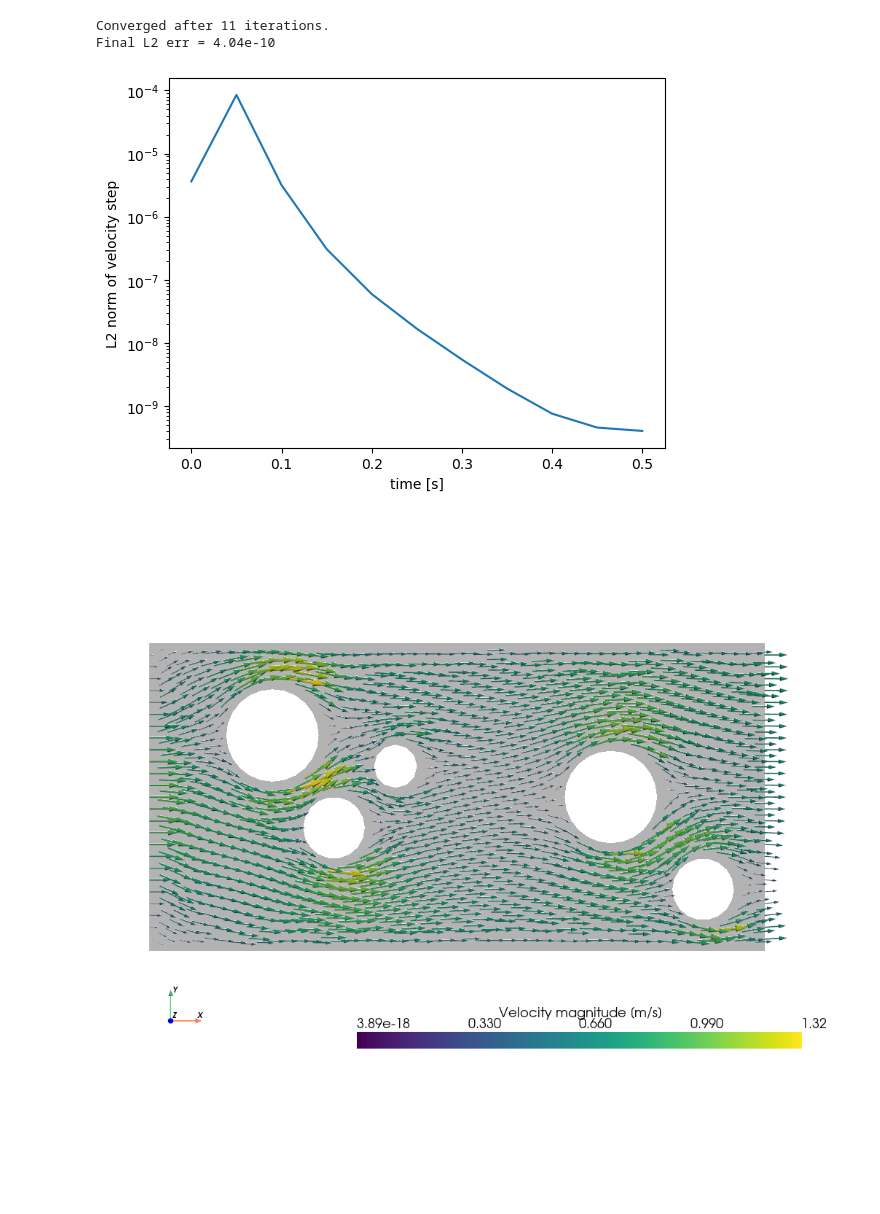
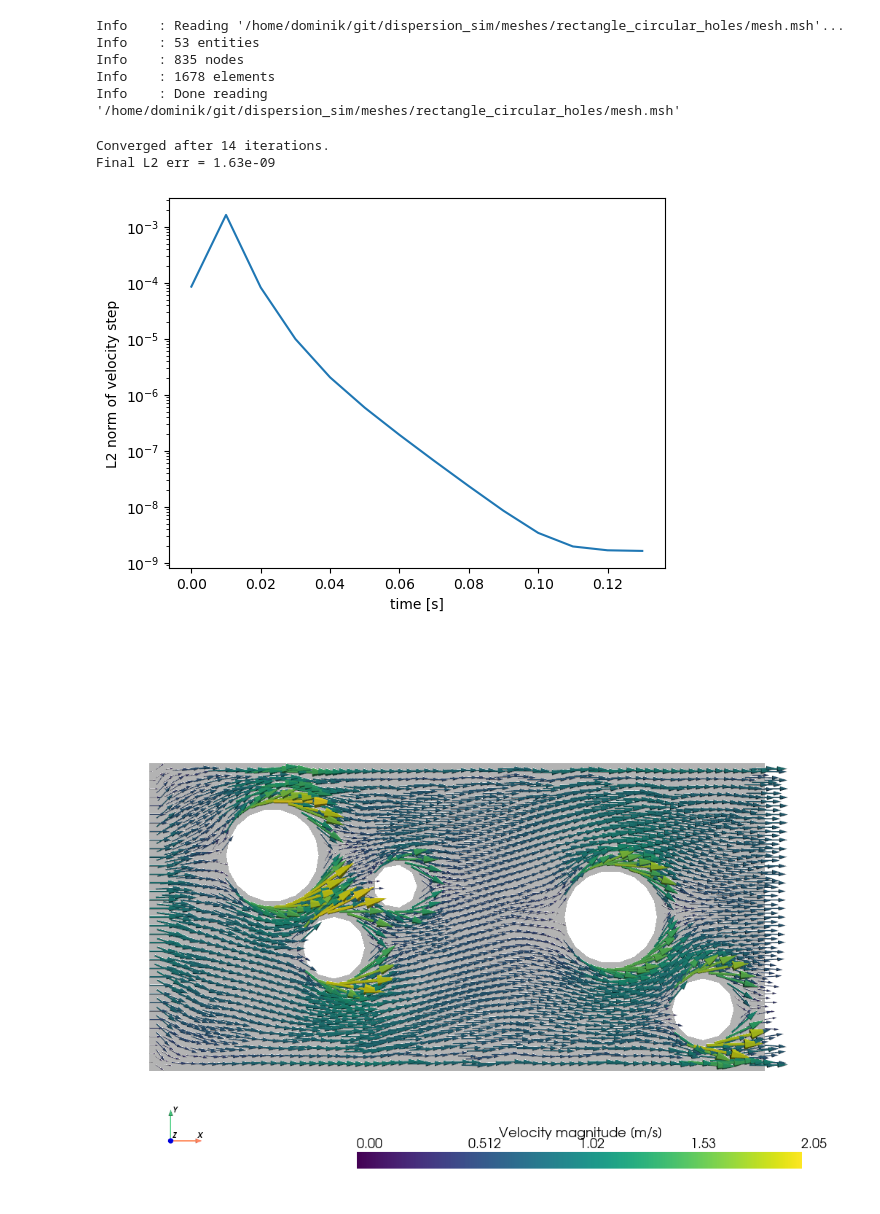
Before and after one commit to domaiii/dispersion_sim, a Jupyter notebook: ns_forward/ipcs/ipcs_final_domain.ipynb, the cells around one changed output. Cells and saved outputs as stored; diff of their text form; code cells hidden in the pictures; blank space fills up the shorter version.

```diff
--- a/ns_forward/ipcs/ipcs_final_domain.ipynb
+++ b/ns_forward/ipcs/ipcs_final_domain.ipynb
@@ -17,12 +17,7 @@ from ufl import (FacetNormal, Identity, TestFunction, TrialFunction,
                  div, dot, ds, dx, inner, lhs, nabla_grad, rhs, sym, sqrt,
                  TestFunctions, TrialFunctions, CellDiameter)
 # %%
-y_lim = 1.0
-x_lim = 2.0
+y_lim = 10.0
+x_lim = 20.0
 
-meshfile = Path("../meshes/rectangle_circular_holes/mesh.msh").resolve()
-
-domain, cell_tags, facet_tags = io.gmshio.read_from_msh(meshfile, MPI.COMM_WORLD, gdim=2)
-topology, cell_type, geom = plot.vtk_mesh(domain)
-
-grid = pv.UnstructuredGrid(topology, cell_type, geom)
+meshfile = Path("/home/dominik/git/dispersion_sim/meshes/rectangle_circular_holes/mesh.msh").resolve()
@@ -51,6 +40,8 @@ Info    : 3196 elements
 Info    : Done reading '/home/dominik/git/dispersion_sim/meshes/rectangle_circular_holes/mesh.msh'
 {'Inflow': 2, 'Outflow': 3, 'Walls': 4, 'Obstacle1': 5, 'Obstacle2': 6, 'Obstacle3': 7, 'Obstacle4': 8, 'Obstacle5': 9, 'Volume': 1}
 # %%
+domain, cell_tags, facet_tags = io.gmshio.read_from_msh(meshfile, MPI.COMM_WORLD, gdim=2)
+
 # Function spaces for v and p
 elem_u = element("Lagrange", domain.basix_cell(), 2, shape=(2,))
 elem_p = element("Lagrange", domain.basix_cell(), 1)
@@ -58,11 +49,14 @@ elem_p = element("Lagrange", domain.basix_cell(), 1)
 V = fem.functionspace(domain, elem_u)
 Q = fem.functionspace(domain, elem_p)
 
+topology, cell_type, geom = plot.vtk_mesh(V)
+grid = pv.UnstructuredGrid(topology, cell_type, geom)
+
 # Temporal parameters
 t = 0.0
 T = 10.0
-num_steps = 200
-dt = T / num_steps
+dt = 0.01
+num_steps = int((T-t)/dt)
 time_steps = np.arange(t, T, dt)
 
 # Trial and test functions
@@ -92,9 +86,15 @@ U = 0.5 * (u_n + u)
 n = FacetNormal(domain)
 f = Constant(domain, PETSc.ScalarType((0, 0)))
 k = Constant(domain, PETSc.ScalarType(dt))
-nu = Constant(domain, PETSc.ScalarType(1.5e-4)) # kinematic viscosity
-rho = Constant(domain, PETSc.ScalarType(1.2)) # density
+nu = Constant(domain, PETSc.ScalarType(1.5e-1)) # kinematic viscosity
+rho = Constant(domain, PETSc.ScalarType(2000.2)) # density
 mu = nu * rho # dynamic viscosity
+# %% [output]
+Info    : Reading '/home/dominik/git/dispersion_sim/meshes/rectangle_circular_holes/mesh.msh'...
+Info    : 53 entities
+Info    : 835 nodes
+Info    : 1678 elements
+Info    : Done reading '/home/dominik/git/dispersion_sim/meshes/rectangle_circular_holes/mesh.msh'
 # %%
 # Define the variational problem for the first step
 p_n = Function(Q)
@@ -212,7 +188,7 @@ for idx, t_i in enumerate(time_steps):
 
 
 if it_conv == np.inf:
-    print(f"Reached max number of iterations ({num_steps}). L2 Error: {l2_errors[-1]:.2e}")
+    print(f"Reached max number of iterations. L2 Error: {l2_errors[-1]:.2e}")
 
 if it_conv == np.inf:
     plt.semilogy(time_steps, l2_errors)
@@ -222,31 +198,31 @@ plt.xlabel("time [s]")
 plt.ylabel("L2 norm of velocity step")
 sys.stdout.flush()
 # %% [output]
-Converged after 11 iterations.
-Final L2 err = 4.04e-10
+Converged after 14 iterations.
+Final L2 err = 1.63e-09
-[figure, old version]
+[figure, new version]
 # %%
 # Visualize solution
 dom_cell = domain.basix_cell()
 V_u_vis = fem.functionspace(domain, element("Lagrange", dom_cell, 1, shape=(domain.topology.dim,)))
 
 u_vis = Function(V_u_vis)
 u_vis.interpolate(u_new)
 
 # Visualize
-wind2d = u_vis.x.array.reshape(-1, 2)
+wind2d = u_new.x.array.reshape(-1, 2)
 wind3d = np.hstack((wind2d, np.zeros((wind2d.shape[0], 1))))
 grid.point_data["wind_vectors"] = wind3d
 wind_plot_indices = np.arange(0, grid.n_points, 1) # less dense plot
 subset = grid.extract_points(wind_plot_indices, include_cells=False)
-glyphs = subset.glyph(orient="wind_vectors", scale="wind_vectors", factor=0.1)
+glyphs = subset.glyph(orient="wind_vectors", scale="wind_vectors", factor=1.0)
 
 pl = pv.Plotter()
 pl.add_mesh(glyphs, scalar_bar_args={"title": "Velocity magnitude [m/s]"})
 pl.add_mesh(grid, color='k', opacity=0.3)
 pl.view_xy()
 pl.zoom_camera(1.3)
 pl.show_axes()
 pl.show()
 # %% [output]
-[figure, old version]
+[figure, new version]
```
Also changed, not shown: parts of 6 cells of this notebook, 18 other files.
